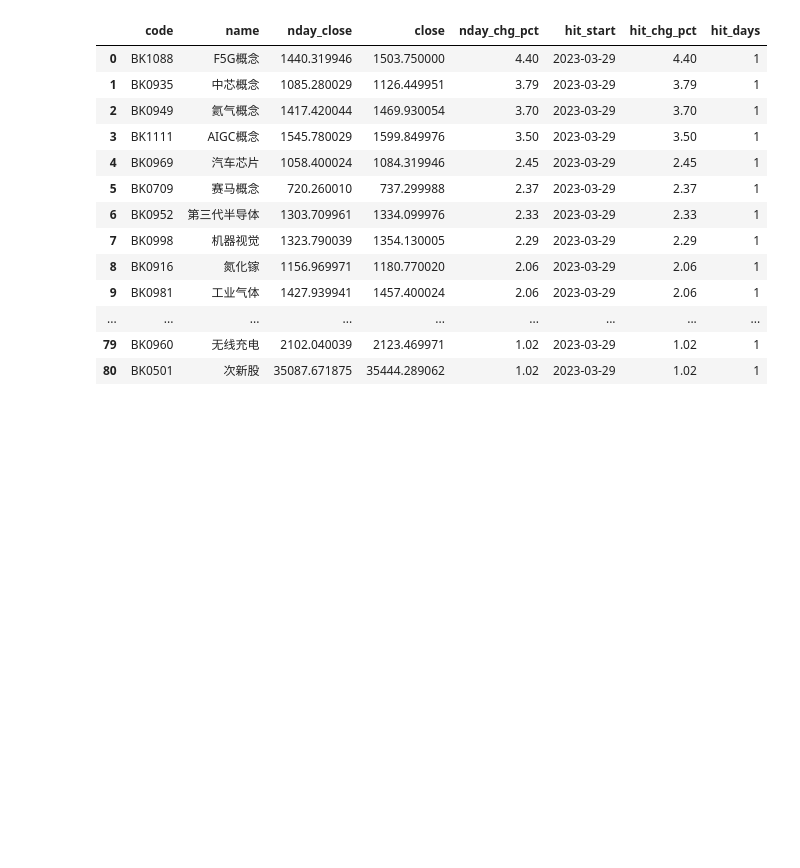
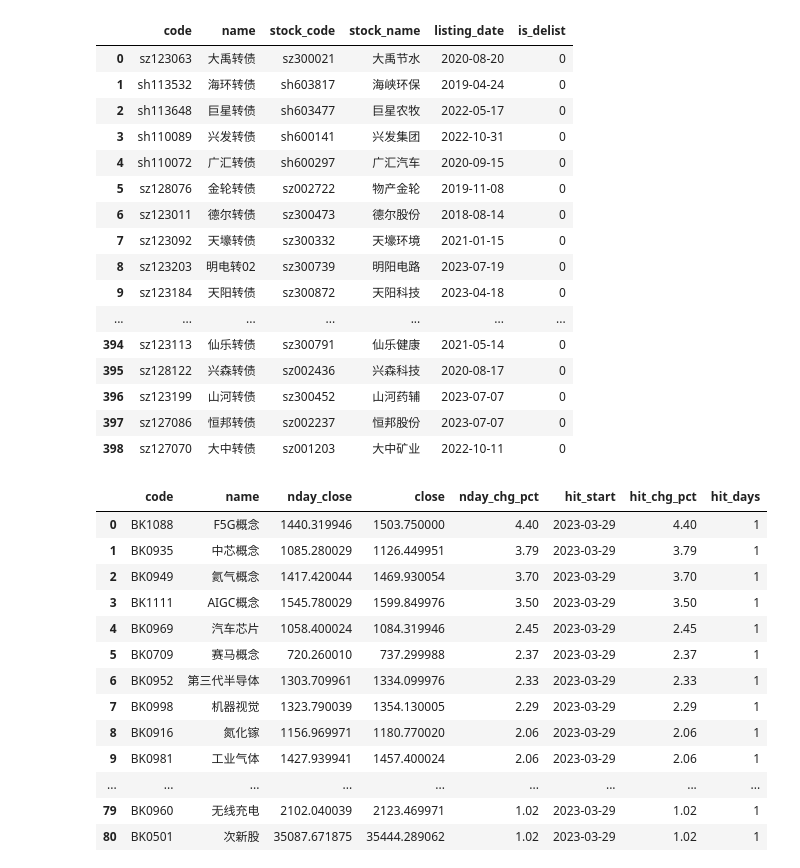
Before and after one commit to buf1024/winq, a Jupyter notebook: notebook/A股实战.ipynb, the cells around one changed output. Saved outputs shown, nothing was run; the diff lists cells and outputs as text; code cells hidden in the pictures; blank space fills up the shorter version.

```diff
--- a/notebook/A股实战.ipynb
+++ b/notebook/A股实战.ipynb
@@ -11,6 +11,27 @@ run_task_count = 50
 
 test_end_date = None
 with_rt_kdata = True
+# %%
+codes = await db.load_bond_info(filter={'is_delist': 0})
+codes
+# %% [output]
+|  | code | name | stock_code | stock_name | listing_date | is_delist |
+| 0 | sz123063 | 大禹转债 | sz300021 | 大禹节水 | 2020-08-20 | 0 |
+| 1 | sh113532 | 海环转债 | sh603817 | 海峡环保 | 2019-04-24 | 0 |
+| 2 | sh113648 | 巨星转债 | sh603477 | 巨星农牧 | 2022-05-17 | 0 |
+| 3 | sh110089 | 兴发转债 | sh600141 | 兴发集团 | 2022-10-31 | 0 |
+| 4 | sh110072 | 广汇转债 | sh600297 | 广汇汽车 | 2020-09-15 | 0 |
+| 5 | sz128076 | 金轮转债 | sz002722 | 物产金轮 | 2019-11-08 | 0 |
+| 6 | sz123011 | 德尔转债 | sz300473 | 德尔股份 | 2018-08-14 | 0 |
+| 7 | sz123092 | 天壕转债 | sz300332 | 天壕环境 | 2021-01-15 | 0 |
+| 8 | sz123203 | 明电转02 | sz300739 | 明阳电路 | 2023-07-19 | 0 |
+| 9 | sz123184 | 天阳转债 | sz300872 | 天阳科技 | 2023-04-18 | 0 |
+| ... | ... | ... | ... | ... | ... | ... |
+| 394 | sz123113 | 仙乐转债 | sz300791 | 仙乐健康 | 2021-05-14 | 0 |
+| 395 | sz128122 | 兴森转债 | sz002436 | 兴森科技 | 2020-08-17 | 0 |
+| 396 | sz123199 | 山河转债 | sz300452 | 山河药辅 | 2023-07-07 | 0 |
+| 397 | sz127086 | 恒邦转债 | sz002237 | 恒邦股份 | 2023-07-07 | 0 |
+| 398 | sz127070 | 大中转债 | sz001203 | 大中矿业 | 2022-10-11 | 0 |
 # %%
 # 选择热门股票，热门股票必定属于某个热门的概念
 strategy = strategies['test.RightSide'](db=db,
```
Also changed, not shown: parts of 1 cell of this notebook, 1 other file.
